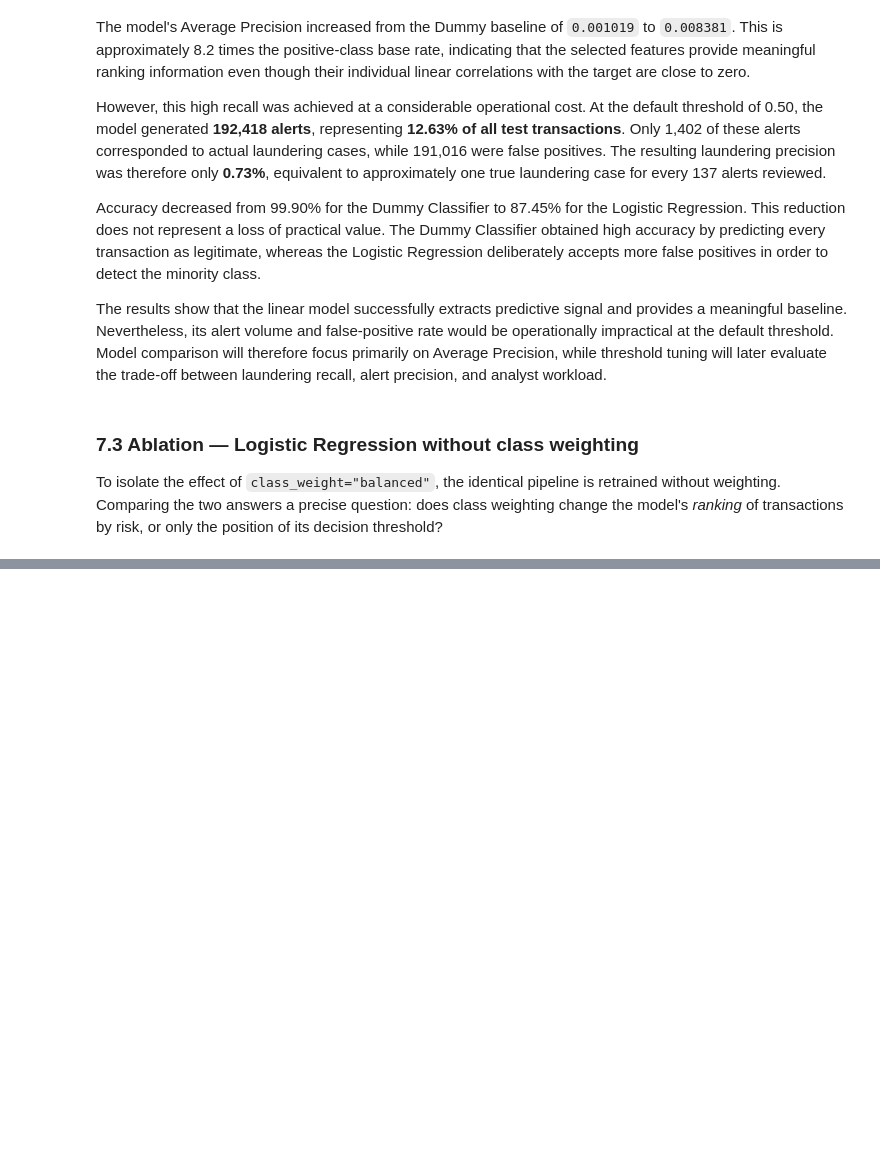
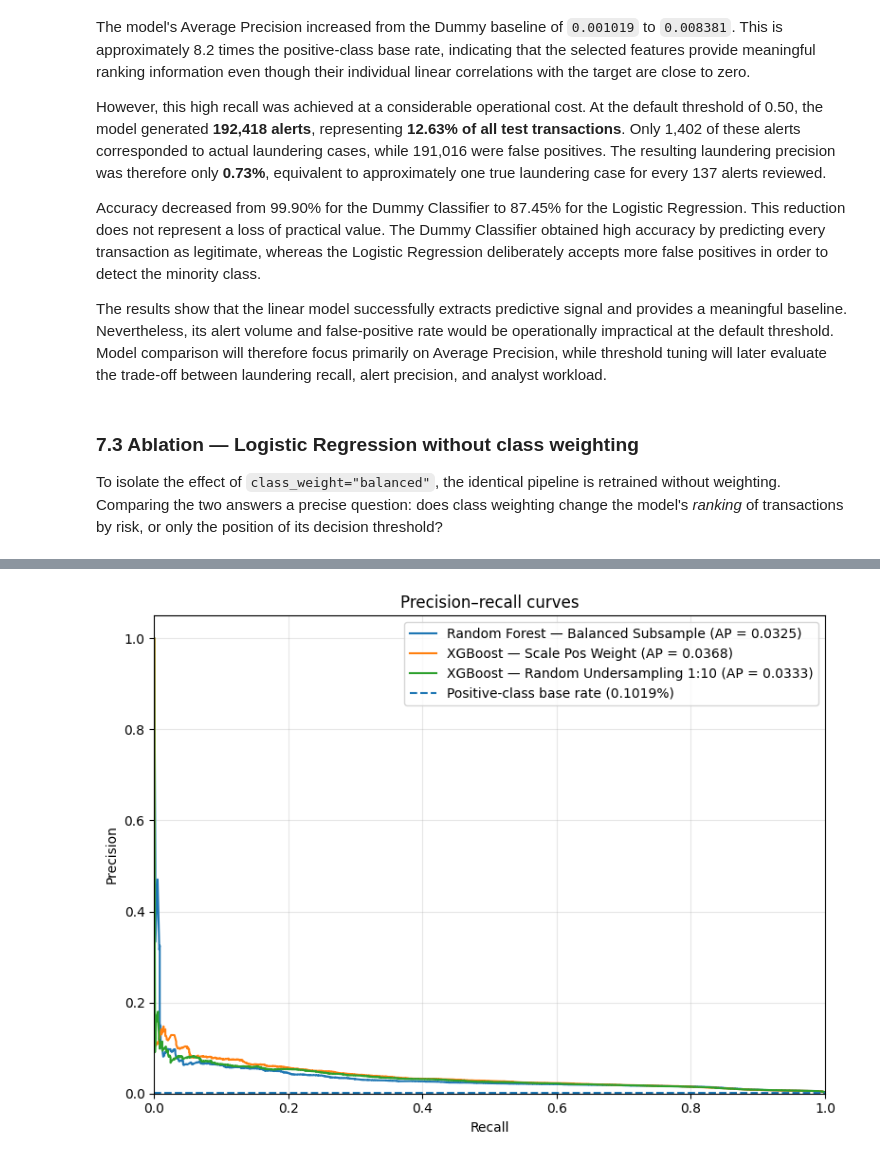
Before and after one commit to caiobernardinelli/amlguard, a Jupyter notebook: notebooks/01_aml_pipeline.ipynb, the cells around one changed output, grey strips where cells are left out. Drawn from its saved outputs; the diff is of its cells as text; code cells hidden in the pictures; blank space fills up the shorter version.

```diff
--- a/notebooks/01_aml_pipeline.ipynb
+++ b/notebooks/01_aml_pipeline.ipynb
@@ -1304,0 +2364,40 @@ Two practical consequences follow for the rest of the project:
+# %%
+plt.figure(figsize=(8, 6))
+
+for model_name, model_scores in candidate_score_sets.items():
+    precision_values, recall_values, _ = precision_recall_curve(
+        y_test,
+        model_scores,
+    )
+
+    average_precision = average_precision_score(
+        y_test,
+        model_scores,
+    )
+
+    plt.plot(
+        recall_values,
+        precision_values,
+        label=(
+            f"{model_name} "
+            f"(AP = {average_precision:.4f})"
+        ),
+    )
+
+plt.axhline(
+    y=float(y_test.mean()),
+    linestyle="--",
+    label=f"Positive-class base rate ({y_test.mean():.4%})",
+)
+
+plt.title("Precision–recall curves")
+plt.xlabel("Recall")
+plt.ylabel("Precision")
+plt.xlim(0, 1)
+plt.ylim(bottom=0)
+plt.grid(alpha=0.3)
+plt.legend()
+plt.tight_layout()
+plt.show()
+# %% [output]
+[figure, added]
```
Also changed, not shown: parts of 65 cells of this notebook.
